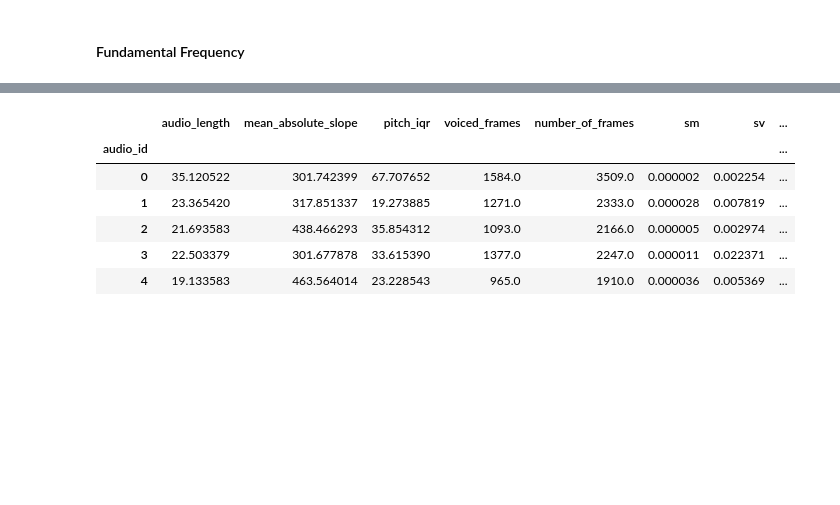
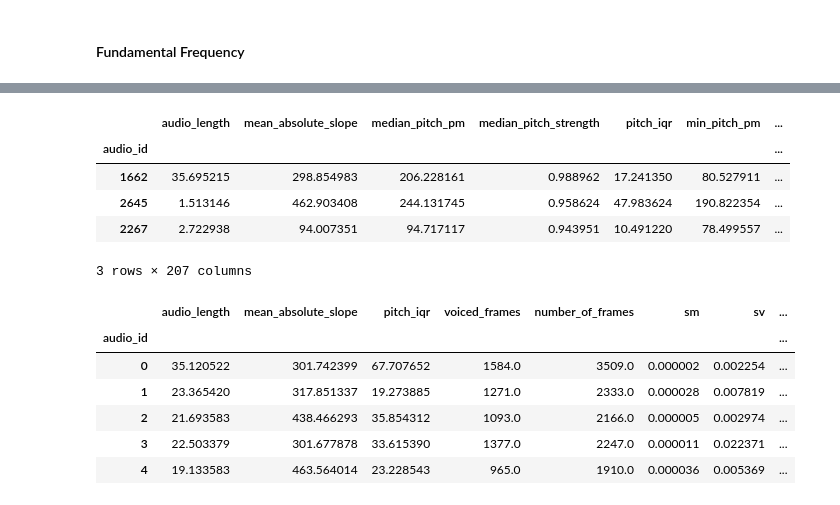
Before and after one commit to OTOTOTO02/Data-Science-Lab-process-and-methods-2024-25-WInter-Assignment, a Jupyter notebook: main.ipynb, the cells around one changed output, grey strips where cells are left out. Saved outputs shown, nothing was run; the diff lists cells and outputs as text; code cells hidden in the pictures; blank space fills up the shorter version.

```diff
--- a/main.ipynb
+++ b/main.ipynb
@@ -1141,7 +750,8 @@ display(voice_report)
 # %%
 def freq_domain(dir, audio, plot=False):
     audio_id = int(audio.split('.')[0])-1
-    res = pd.DataFrame(0, index=[audio_id], columns=['dominant_frequency', 'highest_freq_in_spectrum', 'lowest_freq_in_spectrum', 'spectrum_wide'], dtype=float)
+
+    res = pd.DataFrame(0.0, index=[audio_id], columns=['dominant_frequency'])
 
     y, sr = librosa.load(dir + audio, sr=sampling_rate)
 
@@ -1159,10 +769,11 @@ def freq_domain(dir, audio, plot=False):
         lowest_freq_in_spectrum, highest_freq_in_spectrum = 0, 0
 
     spectrum_wide = highest_freq_in_spectrum - lowest_freq_in_spectrum
-    res.loc[audio_id, 'dominant_frequency'] = dominant_frequency
-    res.loc[audio_id, 'lowest_freq_in_spectrum'] = lowest_freq_in_spectrum
-    res.loc[audio_id, 'highest_freq_in_spectrum'] = highest_freq_in_spectrum
-    res.loc[audio_id, 'spectrum_wide'] = spectrum_wide
+
+    res['dominant_frequency'] = dominant_frequency
+    res['lowest_freq_in_spectrum'] = lowest_freq_in_spectrum
+    res['highest_freq_in_spectrum'] = highest_freq_in_spectrum
+    res['spectrum_wide'] = spectrum_wide
 
     if plot:
         print(f"Audio: {audio}")
@@ -1173,6 +784,8 @@ def freq_domain(dir, audio, plot=False):
         print(f"Length of spectrum: {highest_freq_in_spectrum - lowest_freq_in_spectrum}\n")
 
     return res
+
+freq_domain(AUDIOS_DEVELOPMENT, audio_dev[0])
 # %% [markdown]
 #### Spectrogram
 # %%
@@ -1702,21 +1130,0 @@ first_five = audio_dev[:5]
-# %%
-all_features = pd.DataFrame()
-
-for audio in tqdm(test_audios):
-    # time = time_domain(AUDIOS_DEVELOPMENT, audio, plot=False)
-    # freq = freq_domain(AUDIOS_DEVELOPMENT, audio, plot=False)
-    # spec = spectrogram(AUDIOS_DEVELOPMENT, audio, plot=False)
-    # mel = mel_spectrogram(AUDIOS_DEVELOPMENT, audio, plot=False)
-    # mfccs = mfcc(AUDIOS_DEVELOPMENT, audio, plot=False)
-    # hp = hpss(AUDIOS_DEVELOPMENT, audio, plot=False)
-    # zcrs = zcr(AUDIOS_DEVELOPMENT, audio, plot=False)
-    # poly_feats = poly(AUDIOS_DEVELOPMENT, audio, plot=False)
-    fund_freq = fundamental_freq(AUDIOS_DEVELOPMENT, audio, plot=False)
-
-    features = pd.concat([fund_freq], axis=1)
-
-    features.index.name = 'audio_name'
-
-    all_features = pd.concat([all_features, features])
-
-display(all_features)
@@ -1836,3 +1172,18 @@ def extract_all_features(dir, audios, function, plot=False, n_jobs=-1):
+# %%
+feat = calc_macro_set_of_features(extract_all_features_for_single_audio, AUDIOS_DEVELOPMENT, test_audios)
+formants = calc_macro_set_of_features(measureFormants, AUDIOS_DEVELOPMENT, test_audios, 1)
+
+display(pd.concat([feat, formants], axis=1))
+
+# calc_macro_set_of_features(extract_all_features_for_single_audio, AUDIOS_DEVELOPMENT, audio_dev)
+# calc_macro_set_of_features(extract_all_features_for_single_audio, AUDIOS_EVALUATION, audio_eval)
+# %% [output]
+|  | audio_length | mean_absolute_slope | median_pitch_pm | median_pitch_strength | pitch_iqr | min_pitch_pm | ... |
+| audio_id |  |  |  |  |  |  | ... |
+| 1662 | 35.695215 | 298.854983 | 206.228161 | 0.988962 | 17.241350 | 80.527911 | ... |
+| 2645 | 1.513146 | 462.903408 | 244.131745 | 0.958624 | 47.983624 | 190.822354 | ... |
+| 2267 | 2.722938 | 94.007351 | 94.717117 | 0.943951 | 10.491220 | 78.499557 | ... |
+3 rows × 207 columns
 # %%
 def save_features(df, dir):
     for file, columns in columns_correlator.items():
```
Also changed, not shown: parts of 114 cells of this notebook, 3 other files.
